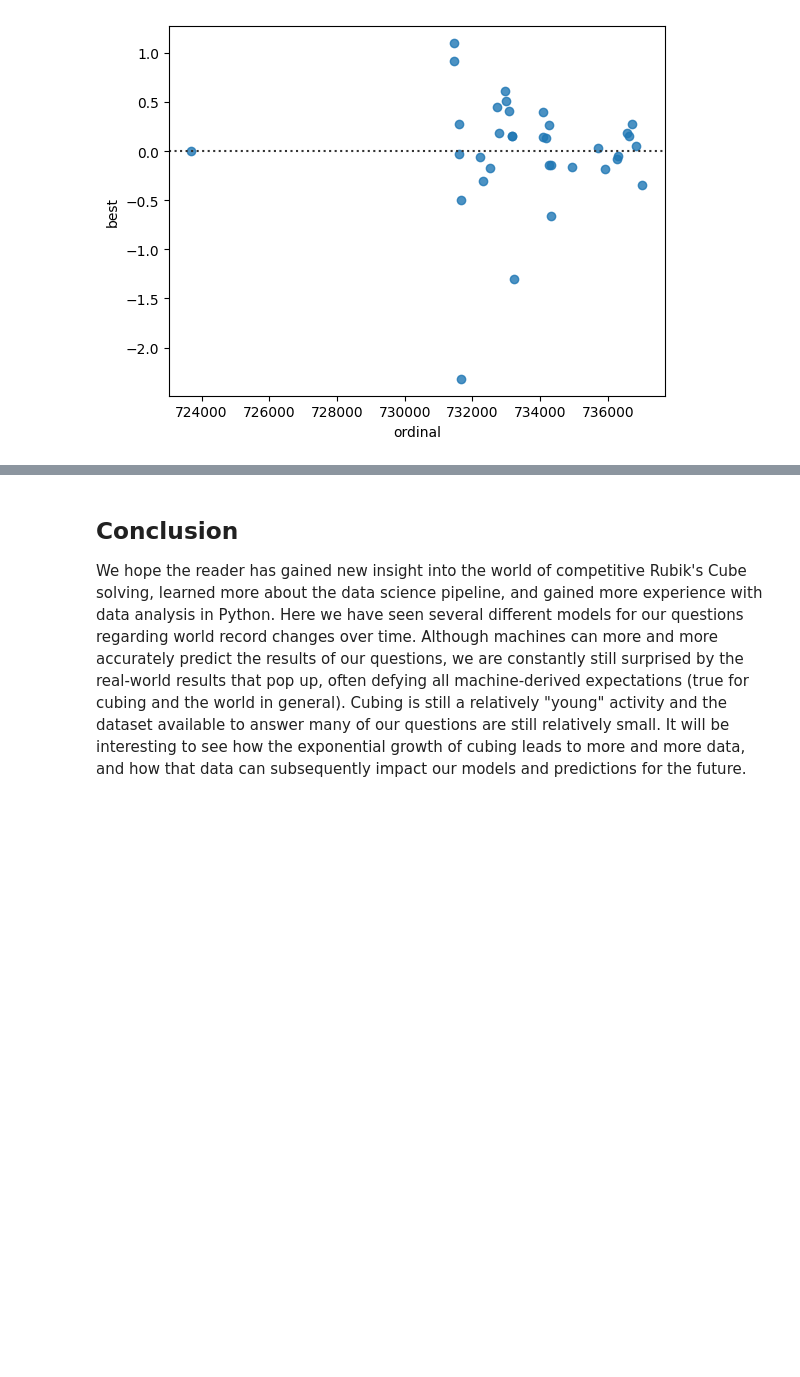
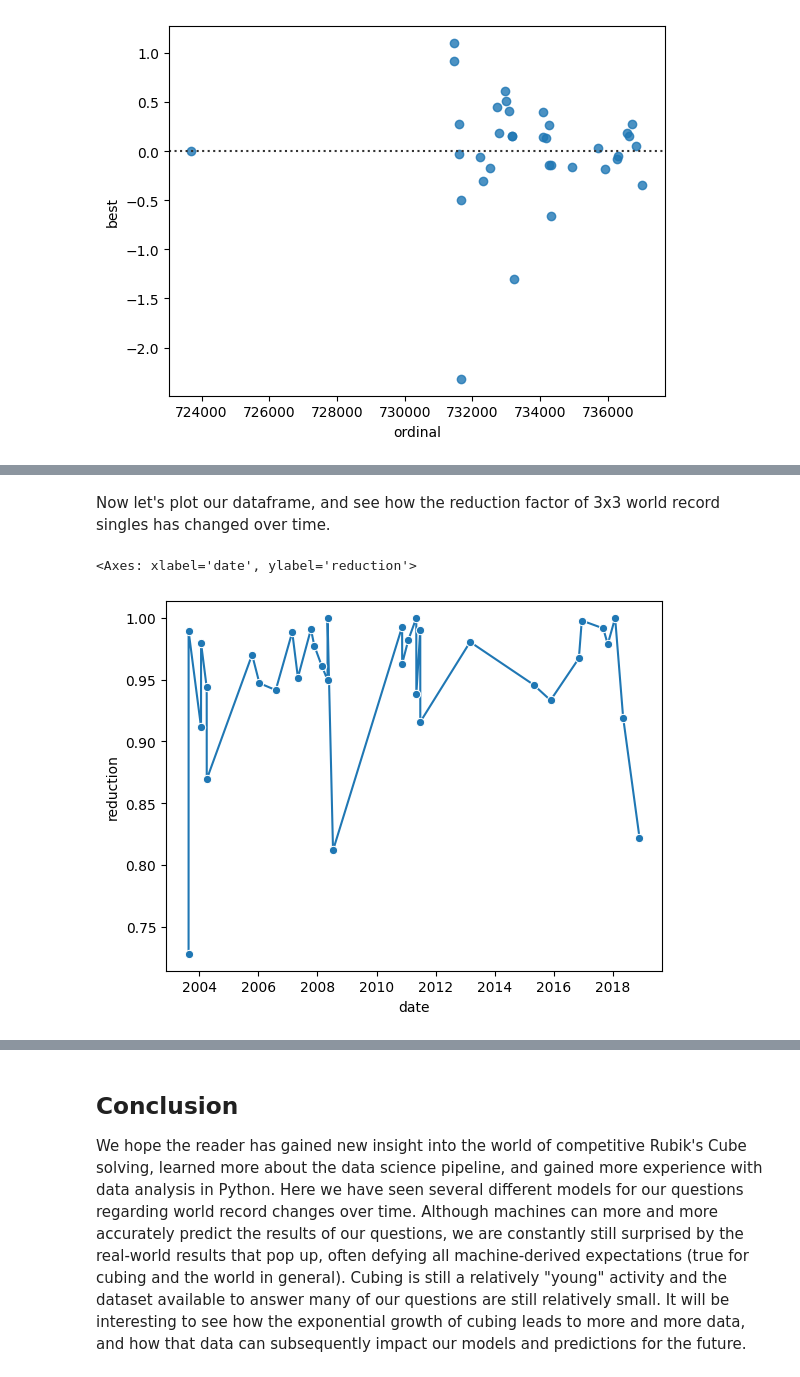
Before and after one commit to chen2li3an1/chen2li3an1.github.io, a Jupyter notebook: Final.ipynb, the cells around one changed output, grey strips where cells are left out. Saved outputs shown, nothing was run; the diff lists cells and outputs as text; code cells hidden in the pictures; blank space fills up the shorter version.

```diff
--- a/Final.ipynb
+++ b/Final.ipynb
@@ -337,9 +331,0 @@ One option to do this would simply be to sum every competitor's world rankings.
-# %%
-with connect(host="localhost", user=mysql_username, password=mysql_password, database="wca") as connection:
-    qry_2022_country_comps = """
-                        SELECT *
-                        FROM Events
-                        ORDER BY Events.rank ASC
-                    """
-    df_2022_country_comps = pd.read_sql(qry_2022_country_comps, con=connection)
-    display(df_2022_country_comps)
@@ -645,12 +612,0 @@ The residual plot looks relatively similar.
-# %%
-# converting to datetime objects date.ordinals since LinearRegression can not take datetime objects
-df_333_singleWRs["ordinal"] = df_333_singleWRs["date"].apply(datetime.date.toordinal)
-X = df_333_singleWRs[["ordinal"]]
-y = df_333_singleWRs["best"]
-linreg = svm.SVR(kernel="rbf").fit(X, y) # fit the linreg model
-
-y_prediction = linreg.predict(X) # creating predicted y values using our linreg
-df_333_singleWRs["predicted_svr"] = y_prediction
-
-sns.lineplot(data=df_333_singleWRs, y="best", x="date", marker="o")
-sns.lineplot(data=df_333_singleWRs, x="date", y=y_prediction, color="#87bdff")
@@ -659,0 +650,22 @@ sns.lineplot(data=df_333_singleWRs, x="date", y=y_prediction, color="#87bdff")
+# %%
+df_333_singleWRs_reduction = df_333_singleWRs.copy()        # creating a copy of our original df
+reduction = []                                              # list of reduction factors
+prev_row = df_333_singleWRs.iloc[0]                         # prev row of our df (used when iterating)
+
+# iterating through df
+for i, row in df_333_singleWRs_reduction.iterrows():
+    if i == 0:
+        reduction.append(0.0)
+    else:
+        reduction.append(row["best"]/prev_row["best"])      # reduction factor = current WR / previous WR
+    prev_row = row
+
+# adding new column
+df_333_singleWRs_reduction["reduction"] = reduction
+# rearranging columns and dropping ones we don't need
+df_333_singleWRs_reduction = df_333_singleWRs_reduction[["personName", "best", "reduction", "competitionId", "date", "ordinal"]]
+# dropping the first row since it's not relevant (N/A reduction factor since it's the first WR)
+df_333_singleWRs_reduction = df_333_singleWRs_reduction.drop(index=0)
+# reindex the df
+df_333_singleWRs_reduction.reset_index(drop=True, inplace=True)
+df_333_singleWRs_reduction
@@ -659,0 +690,7 @@ sns.lineplot(data=df_333_singleWRs, x="date", y=y_prediction, color="#87bdff")
+# %% [markdown]
+Now let's plot our dataframe, and see how the reduction factor of 3x3 world record singles has changed over time.
+# %%
+sns.lineplot(data=df_333_singleWRs_reduction, x="date", y="reduction", marker="o")
+# %% [output]
+<Axes: xlabel='date', ylabel='reduction'>
+[figure, added]
```
Also changed, not shown: parts of 32 cells of this notebook.
